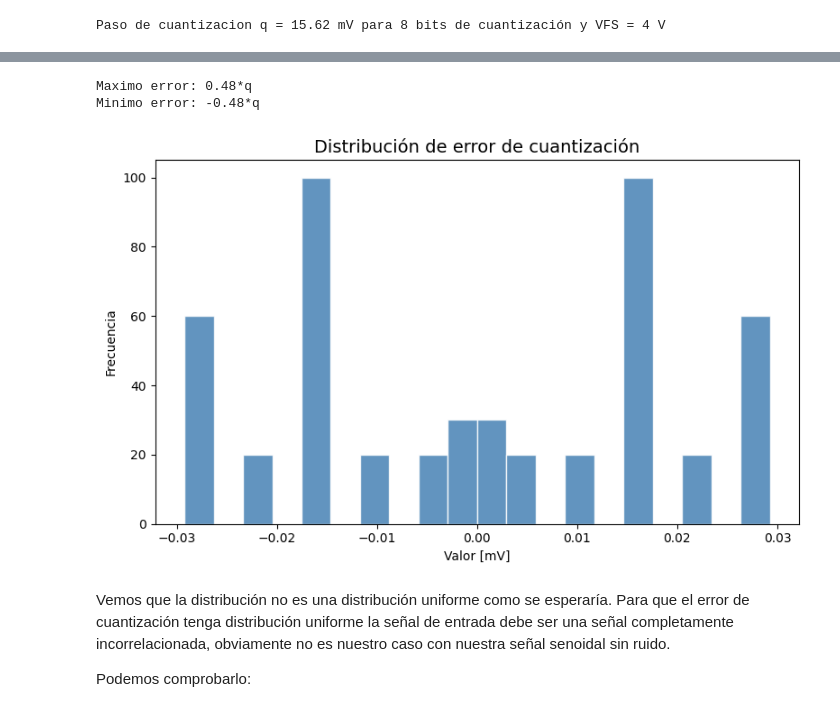
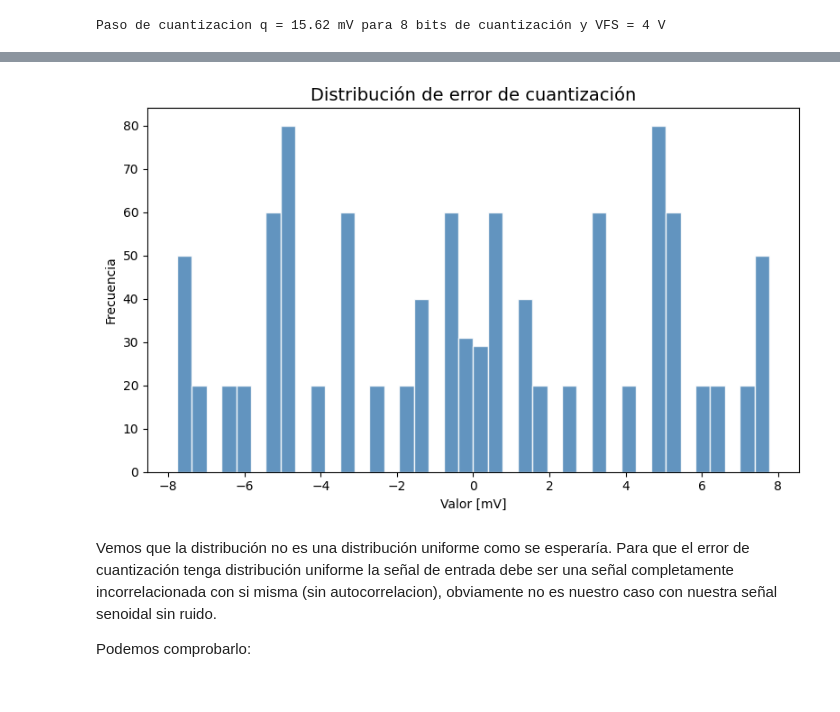
Before and after one commit to tomzuran/PDS2026, a Jupyter notebook: cuantizacion.ipynb, the cells around one changed output, grey strips where cells are left out. Cells and saved outputs as stored; diff of their text form; code cells hidden in the pictures.

```diff
--- a/cuantizacion.ipynb
+++ b/cuantizacion.ipynb
@@ -34,13 +37,18 @@ xx, tt = pds_sen_ruidosa(nn = N, fs = fs, freq = f0, Amax = np.sqrt(2), dc = 0,
 # %% [markdown]
 ##### Grafico de la señal muestreada en el tiempo (sin cuantizar)
 # %%
+N = 5000
+fs = 50
+f0 = 10 * (fs/N)
+xx, tt = pds_sen_ruidosa(nn = N, fs = fs, freq = f0, Amax = np.sqrt(2), dc = 0, phase = 0, SNR_db = "inf")
+
 figure, axs = plt.subplots(1, 1, figsize=(10, 4))
 axs.plot(tt, xx)
 axs.set_xlabel('t')
 axs.set_ylabel('x[n]')
 axs.grid(True)
 axs.set_title("x[n]")
-#axs.set_xlim(0, 2)
+axs.set_xlim(0, 1/f0)
 plt.tight_layout()
 plt.show()
 # %% [output]
@@ -116,0 +128,16 @@ Podemos calcularlo y ver su distribución. Generamos una señal nueva que tenga
+# %%
+N = 1000
+fs = 100
+f0 = 10 * (fs/N)
+BITS_ADC = 8
+
+print(f"fs/N = {fs/N} Hz, f0 = {f0} Hz")
+
+xx, tt = pds_sen_ruidosa(nn = N, fs = fs, freq = f0, Amax = np.sqrt(2), dc = 0, phase = 0, SNR_db = "inf")
+xx_q = pds_cuantizacion(xx, VFS, BITS_ADC)
+eq = xx_q - xx
+
+SNRdb = 10 * np.log10(pds_obtener_potencia(xx) / (pds_obtener_potencia(eq)))
+print(f"SNR de la señal cuantizada (medido): {SNRdb:.2f} dB")
+
+print(f"SNR teorico = 20log(FC) + 10log(3/2) + 20log(2)*BITS = {20*np.log10((2*(np.sqrt(2)))/4) + 10*np.log10(3/2) + 20*np.log10(2)*BITS_ADC:.2f} dB")
@@ -117,31 +169,16 @@ Podemos calcularlo y ver su distribución. Generamos una señal nueva que tenga
 # %%
-N = 500
-fs = 50
-f0 = 1
-BITS_ADC = 16
-
-xx, tt = pds_sen_ruidosa(nn = N, fs = fs, freq = f0, Amax = np.sqrt(2), dc = 0, phase = 0, SNR_db = "inf")
-xx_q = pds_cuantizacion(xx, VFS, BITS_ADC)
-eq = xx_q - xx
-q = VFS/(2**BITS_ADC)
-
-print(f"Maximo error: {(np.max(eq) / q):.2f}*q")
-print(f"Minimo error: {(np.min(eq) / q):.2f}*q")
-
 plt.figure(figsize=(8, 5))
-plt.hist(eq*1000, bins=20, color='steelblue', edgecolor='white', alpha=0.85)
+plt.hist(eq*1000, bins=40, color='steelblue', edgecolor='white', alpha=0.85)
 
 plt.title('Distribución de error de cuantización', fontsize=14)
 plt.xlabel('Valor [mV]')
 plt.ylabel('Frecuencia')
 plt.tight_layout()
 plt.show()
 # %% [output]
-Maximo error: 0.48*q
-Minimo error: -0.48*q
-[figure, old version]
+[figure, new version]
 # %% [markdown]
-Vemos que la distribución no es una distribución uniforme como se esperaría. Para que el error de cuantización tenga distribución uniforme la señal de entrada debe ser una señal completamente incorrelacionada, obviamente no es nuestro caso con nuestra señal senoidal sin ruido.
+Vemos que la distribución no es una distribución uniforme como se esperaría. Para que el error de cuantización tenga distribución uniforme la señal de entrada debe ser una señal completamente incorrelacionada con si misma (sin autocorrelacion), obviamente no es nuestro caso con nuestra señal senoidal sin ruido.
 
 Podemos comprobarlo:
 # %%
```
Also changed, not shown: parts of 46 cells of this notebook.
